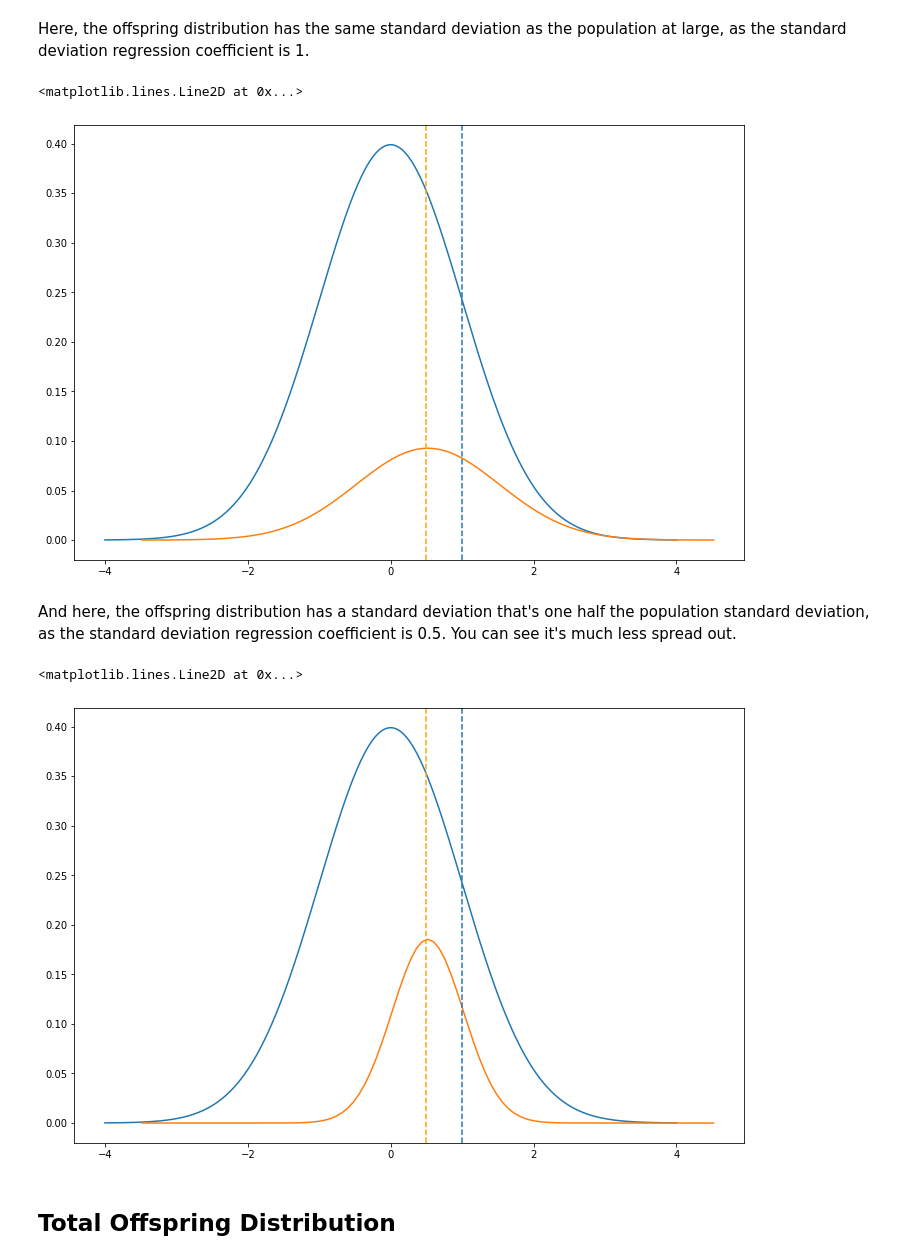
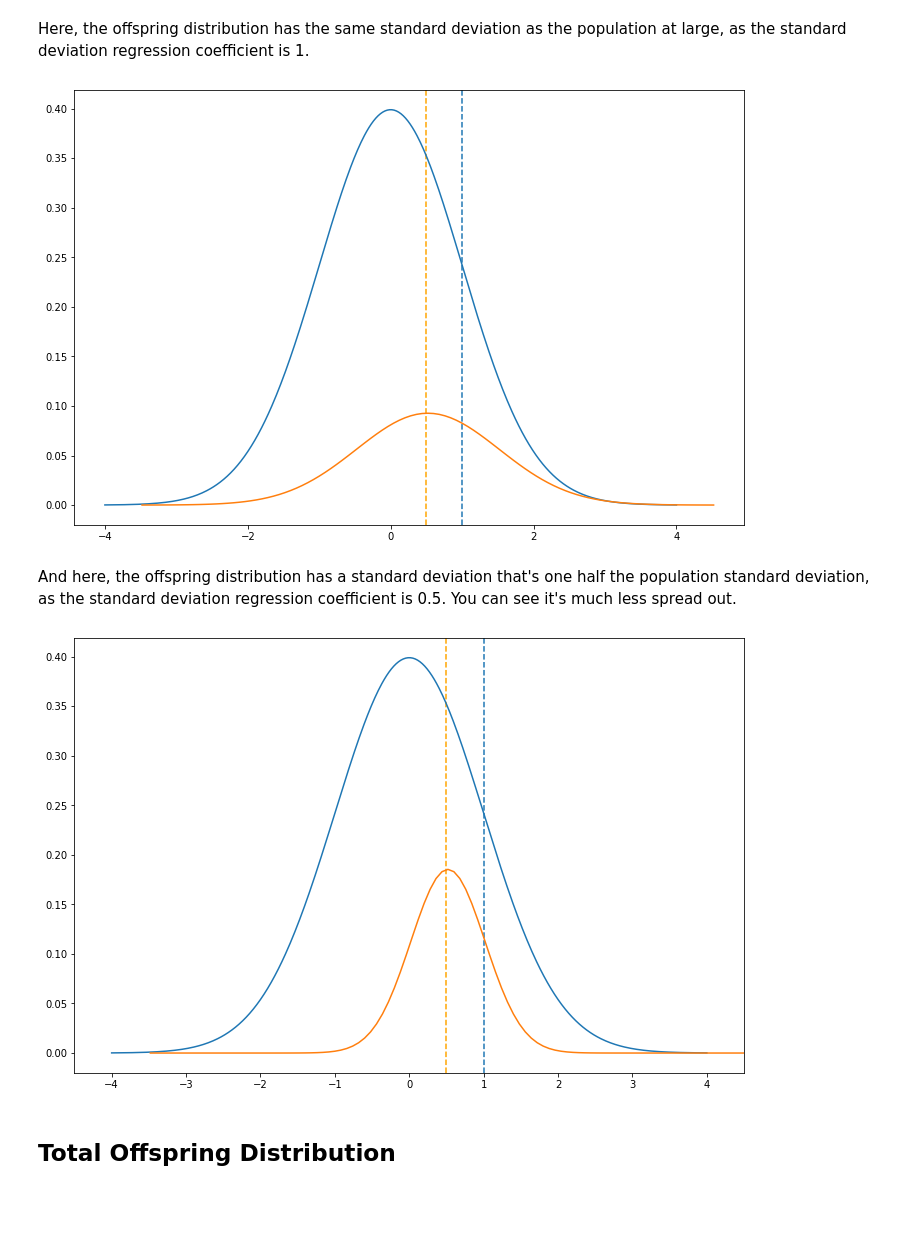
Before and after one commit to jessebmurray/polygenic, a Jupyter notebook: tree_project_explainer.ipynb, the cells around one changed output. Saved outputs shown, nothing was run; the diff lists cells and outputs as text; code cells hidden in the pictures; blank space fills up the shorter version.

```diff
--- a/tree_project_explainer.ipynb
+++ b/tree_project_explainer.ipynb
@@ -112,12 +108,10 @@ We've been talking about the mean regression coefficient, that is - the ratio of
 # %% [markdown]
 Here, the offspring distribution has the same standard deviation as the population at large, as the standard deviation regression coefficient is 1.
 # %%
-single_offspring_distribution3 = tree.one_offspring_distribution(parent_distribution_dem, parent_index, 0.5, 1)
 plt.figure(figsize=fig_size)
+plt.axvline(x=1, linestyle='--')
+plt.axvline(x=0.5, color='orange', linestyle='--')
 tree.plot_distribution(parent_distribution)
 tree.plot_distribution(single_offspring_distribution3)
-plt.axvline(x=1, linestyle='--')
-plt.axvline(x=0.5, color='orange', linestyle='--')
 # %% [output]
-<matplotlib.lines.Line2D at 0x...>
 [figure]
@@ -124,15 +120,14 @@ plt.axvline(x=0.5, color='orange', linestyle='--')
 # %% [markdown]
 And here, the offspring distribution has a standard deviation that's one half the population standard deviation, as the standard deviation regression coefficient is 0.5. You can see it's much less spread out.
 # %%
-single_offspring_distribution4 = tree.one_offspring_distribution(parent_distribution_dem, parent_index, 0.5, 0.5)
 plt.figure(figsize=fig_size)
+plt.axvline(x=1, linestyle='--')
+plt.axvline(x=0.5, color='orange', linestyle='--')
+plt.xlim(-4.5, 4.5)
 tree.plot_distribution(parent_distribution)
 tree.plot_distribution(single_offspring_distribution4)
-plt.axvline(x=1, linestyle='--')
-plt.axvline(x=0.5, color='orange', linestyle='--')
 # %% [output]
-<matplotlib.lines.Line2D at 0x...>
-[figure, old version]
+[figure, new version]
 # %% [markdown]
 ## Total Offspring Distribution
 # %% [markdown]
```
Also changed, not shown: parts of 25 cells of this notebook.
